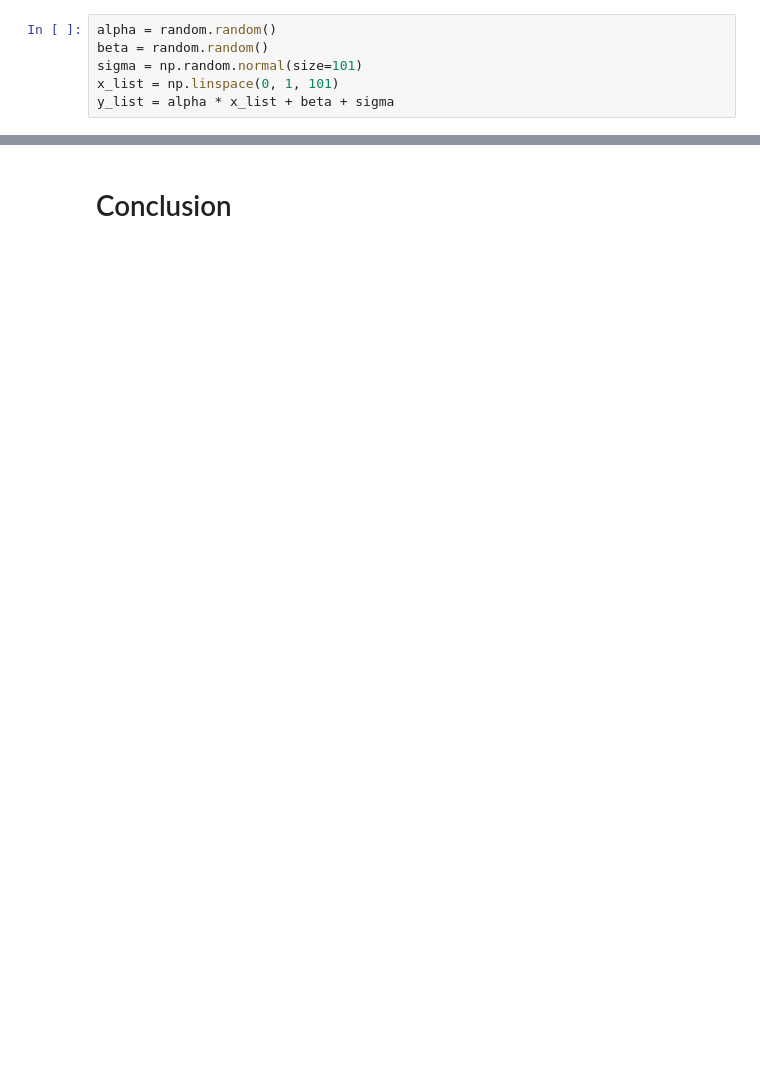
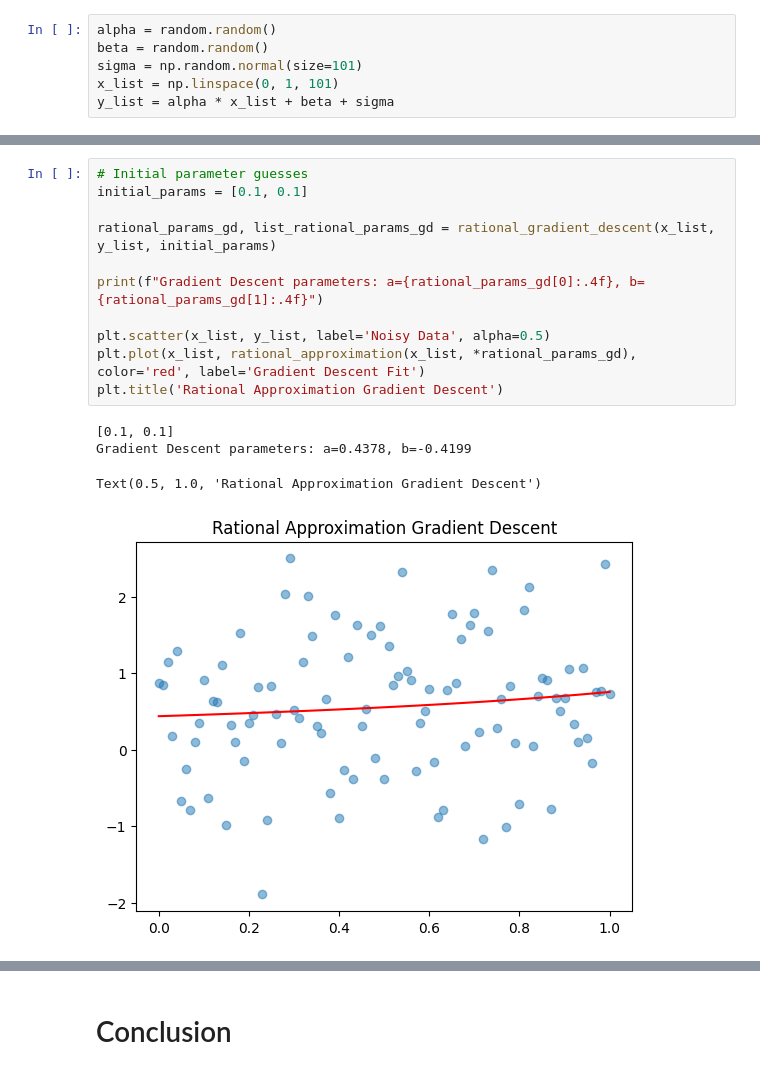
Before and after one commit to abrleva8/ITMO_algorithms, a Jupyter notebook: task_3_Abramian.ipynb, the cells around one changed output, grey strips where cells are left out. Cells and saved outputs as stored; diff of their text form; blank space fills up the shorter version.

```diff
--- a/task_3_Abramian.ipynb
+++ b/task_3_Abramian.ipynb
@@ -196,0 +278,16 @@ fig.show()
+# %%
+# Initial parameter guesses
+initial_params = [0.1, 0.1]
+
+rational_params_gd, list_rational_params_gd = rational_gradient_descent(x_list, y_list, initial_params)
+
+print(f"Gradient Descent parameters: a={rational_params_gd[0]:.4f}, b={rational_params_gd[1]:.4f}")
+
+plt.scatter(x_list, y_list, label='Noisy Data', alpha=0.5)
+plt.plot(x_list, rational_approximation(x_list, *rational_params_gd), color='red', label='Gradient Descent Fit')
+plt.title('Rational Approximation Gradient Descent')
+# %% [output]
+[0.1, 0.1]
+Gradient Descent parameters: a=0.4378, b=-0.4199
+Text(0.5, 1.0, 'Rational Approximation Gradient Descent')
+[figure, added]
```
Also changed, not shown: parts of 45 cells of this notebook.
